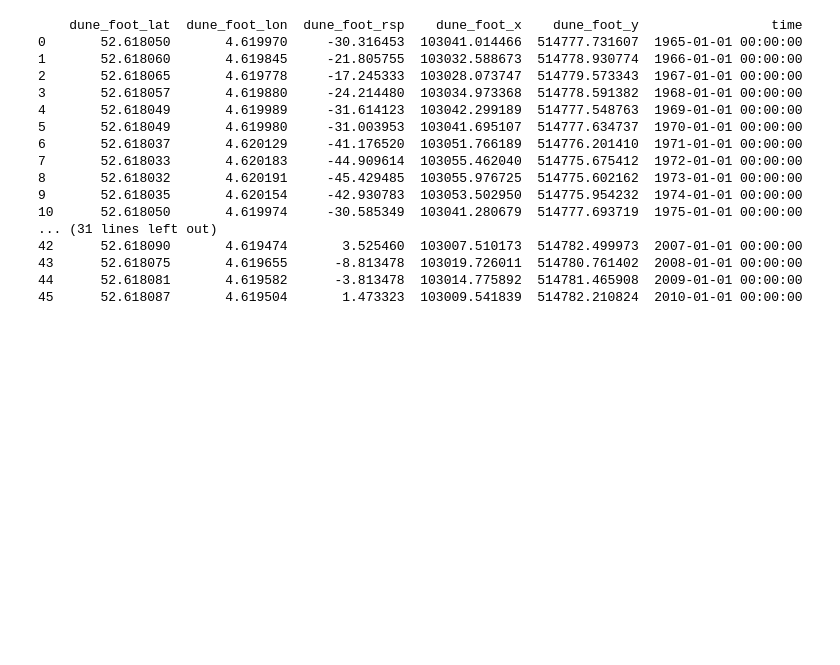
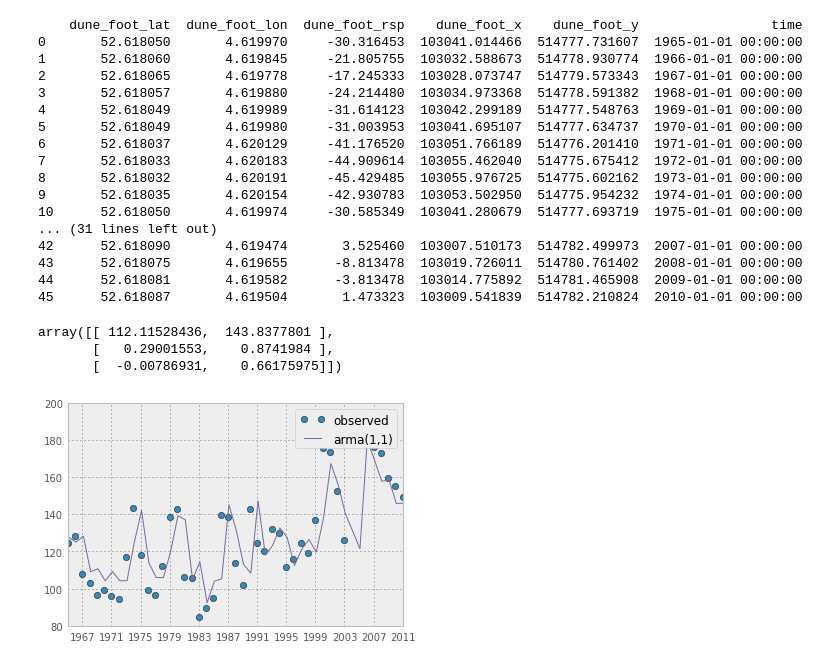
Before and after one commit to lizardsystem/lizard-kml, a Jupyter notebook: lizard_kml/jarkus/nourishmentplot.ipynb, the cells around one changed output. Saved outputs shown, nothing was run; the diff lists cells and outputs as text; code cells hidden in the pictures; blank space fills up the shorter version.

```diff
--- a/lizard_kml/jarkus/nourishmentplot.ipynb
+++ b/lizard_kml/jarkus/nourishmentplot.ipynb
@@ -219,13 +219,20 @@ print dfdf
 45      52.618087       4.619504       1.473323  103009.541839  514782.210824  2010-01-01 00:00:00
 # %%
 # Build a statistical model
-
+# Because of the reactive nature of coastal management an arma model fits this trend well.
 import statsmodels.tsa
 filter = ~np.isnan(mkldf['momentary_coastline'])
 vals = np.asarray(mkldf[filter]['momentary_coastline'])
-dates= [(x - datetime.datetime(1970,1,1)).total_seconds()*365.25*3600*24.0 for x in mkldf[filter]['time'].tolist()]
-#model = statsmodels.tsa.arima_model.ARMA(vals, dates=mkldf[filter]['time'], freq='A')
-#result = model.fit(order=(1,0))
+model = statsmodels.tsa.arima_model.ARMA(vals, dates=mkldf[filter]['time'], freq='A', order=(1,1))
+result = model.fit()
+plt.plot(mkldf[filter]['time'], vals, 'o', label='observed')
+plt.plot(mkldf[filter]['time'], result.fittedvalues, label='arma(1,1)')
+plt.legend()
+# %% [output]
+array([[ 112.11528436,  143.8377801 ],
+       [   0.29001553,    0.8741984 ],
+       [  -0.00786931,    0.66175975]])
+[figure, added]
 # %%
 # Plot the results.
 from mpl_toolkits.axes_grid1 import make_axes_locatable
```
Also changed, not shown: parts of 2 cells of this notebook.
